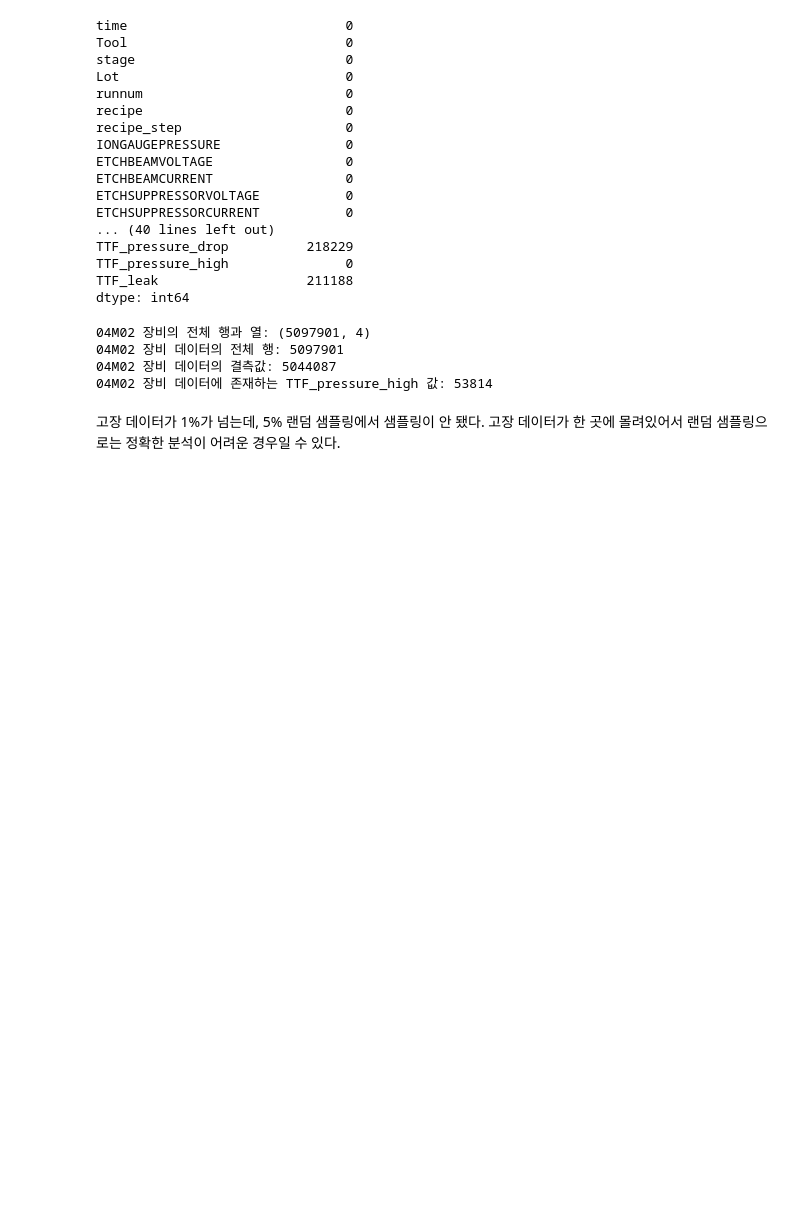
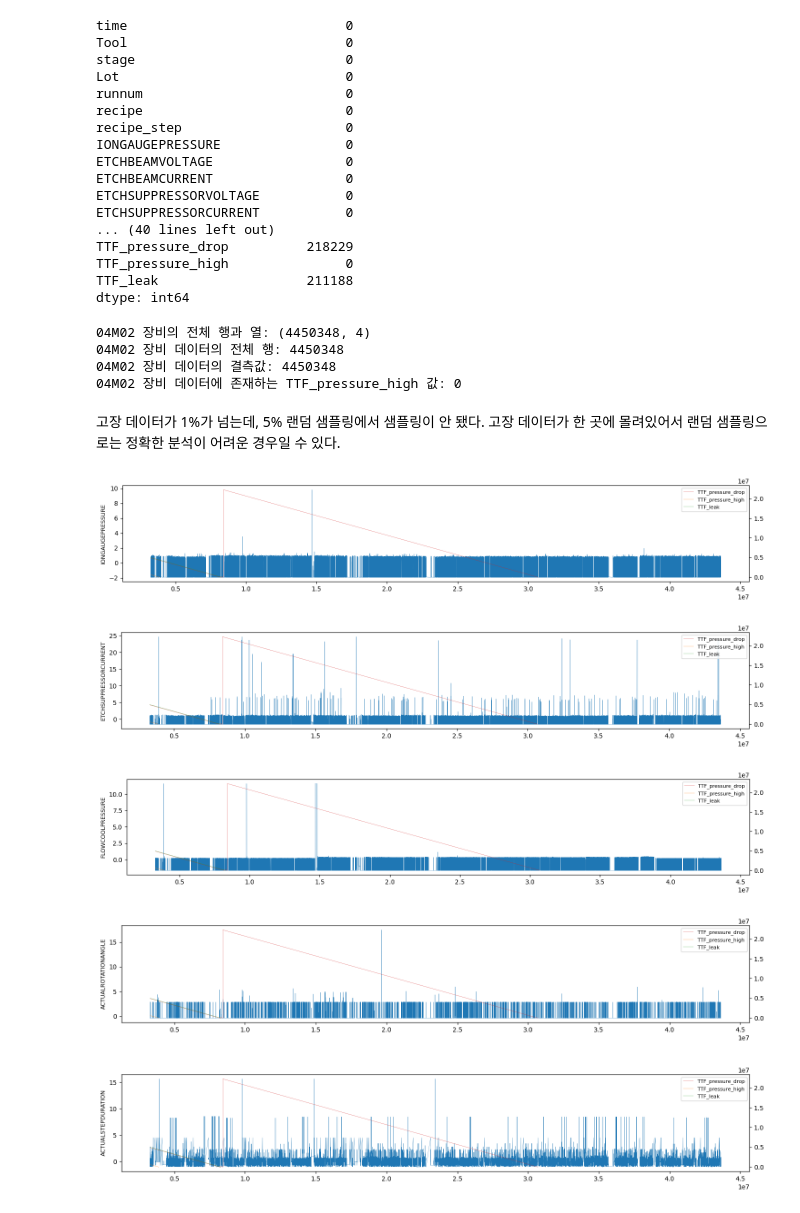
Before and after one commit to YoungJang-KR/semiconductor-fault-detection, a Jupyter notebook: from_scratch_02_PHM18_etching.ipynb, the cells around one changed output. Cells and saved outputs as stored; diff of their text form; code cells hidden in the pictures; blank space fills up the shorter version.

```diff
--- a/from_scratch_02_PHM18_etching.ipynb
+++ b/from_scratch_02_PHM18_etching.ipynb
@@ -154,16 +154,63 @@ dtype: int64
 # %%
 # 04M02 장비의 전체 데이터 확인하기
 
-df_04M02_full = pd.read_csv(files_ttf[6])
+df_04M02_full = pd.read_csv(files_ttf[7])
 print("04M02 장비의 전체 행과 열:", df_04M02_full.shape)
 
 print("04M02 장비 데이터의 전체 행:", len(df_04M02_full))
 print("04M02 장비 데이터의 결측값:", df_04M02_full['TTF_Flowcool Pressure Too High Check Flowcool Pump'].isna().sum())
 print("04M02 장비 데이터에 존재하는 TTF_pressure_high 값:", df_04M02_full['TTF_Flowcool Pressure Too High Check Flowcool Pump'].count())
 # %% [output]
-04M02 장비의 전체 행과 열: (5097901, 4)
-04M02 장비 데이터의 전체 행: 5097901
-04M02 장비 데이터의 결측값: 5044087
-04M02 장비 데이터에 존재하는 TTF_pressure_high 값: 53814
+04M02 장비의 전체 행과 열: (4450348, 4)
+04M02 장비 데이터의 전체 행: 4450348
+04M02 장비 데이터의 결측값: 4450348
+04M02 장비 데이터에 존재하는 TTF_pressure_high 값: 0
 # %% [markdown]
 고장 데이터가 1%가 넘는데, 5% 랜덤 샘플링에서 샘플링이 안 됐다. 고장 데이터가 한 곳에 몰려있어서 랜덤 샘플링으로는 정확한 분석이 어려운 경우일 수 있다.
+# %%
+sensor_cols = ['IONGAUGEPRESSURE', 'ETCHSUPPRESSORCURRENT', 'FLOWCOOLPRESSURE',
+               'ACTUALROTATIONANGLE', 'ACTUALSTEPDURATION']
+
+control_cols = ['ETCHBEAMVOLTAGE', 'ETCHBEAMCURRENT', 'ETCHSUPPRESSORVOLTAGE',
+                'FLOWCOOLFLOWRATE', 'ETCHGASCHANNEL1READBACK', 'ETCHPBNGASREADBACK',
+                'FIXTURETILTANGLE', 'ROTATIONSPEED', 'FIXTURESHUTTERPOSITION',
+                'ETCHSOURCEUSAGE', 'ETCHAUXSOURCETIMER', 'ETCHAUX2SOURCETIMER']
+
+train_cols = ['TTF_pressure_drop', 'TTF_pressure_high', 'TTF_leak']
+# %%
+df_04M02_train = pd.read_csv(files_train[6])
+df_04M02_ttf = pd.read_csv(files_ttf[6])
+
+df_04M02_merged = df_04M02_train.merge(df_04M02_ttf, on='time')
+# %%
+df_04M02_merged = df_04M02_merged.rename( columns={
+    'TTF_FlowCool Pressure Dropped Below Limit': 'TTF_pressure_drop',
+    'TTF_Flowcool Pressure Too High Check Flowcool Pump': 'TTF_pressure_high',
+    'TTF_Flowcool leak': 'TTF_leak'
+})
+# %%
+import matplotlib.pyplot as plt
+
+for col in sensor_cols:
+  fig, ax1 = plt.subplots(figsize=(15, 3))
+  ax1.plot( df_04M02_merged['time'], df_04M02_merged[col], linewidth=0.3,
+           color='tab:blue', label=col)
+  ax1.set_ylabel(col, fontsize=9)
+
+  ax2 = ax1.twinx()
+  ax2.plot( df_04M02_merged['time'], df_04M02_merged['TTF_pressure_drop'], linewidth=0.3,
+           color='tab:red', label='TTF_pressure_drop')
+  ax2.plot( df_04M02_merged['time'], df_04M02_merged['TTF_pressure_high'], linewidth=0.3,
+           color='tab:orange', label='TTF_pressure_high')
+  ax2.plot( df_04M02_merged['time'], df_04M02_merged['TTF_leak'], linewidth=0.3,
+           color='tab:green', label='TTF_leak')
+  ax2.legend(fontsize=8, loc='upper right')
+
+  plt.tight_layout()
+  plt.show()
+# %% [output]
+[figure, added]
+[figure, added]
+[figure, added]
+[figure, added]
+[figure, added]
```
Also changed, not shown: parts of 3 cells of this notebook.
